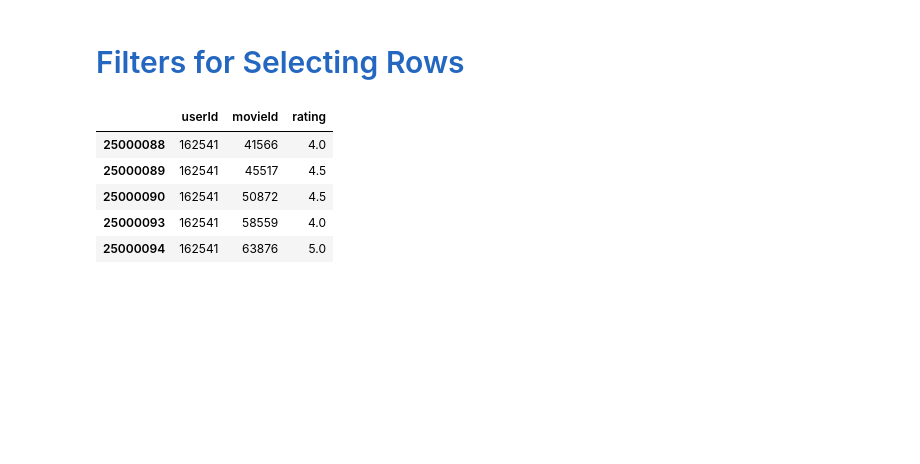
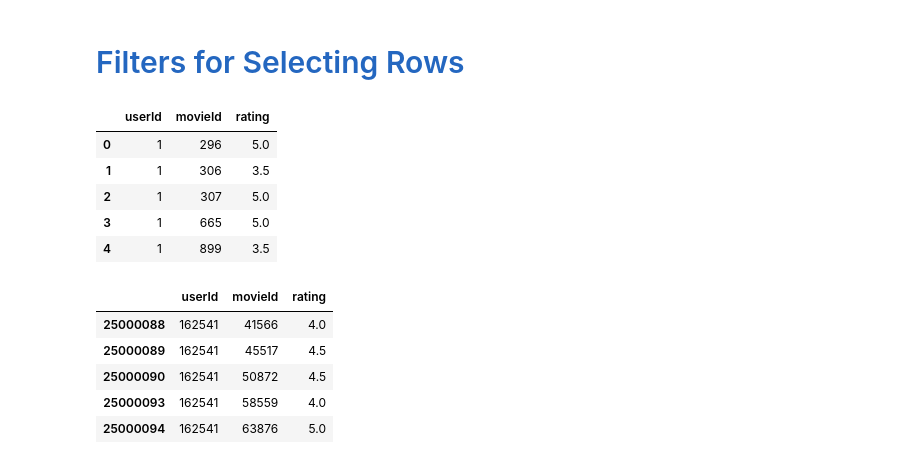
Before and after one commit to ChhailengTim/data_science_basic, a Jupyter notebook: Python_DS6/Introduction to Pandas.ipynb, the cells around one changed output. Cells and saved outputs as stored; diff of their text form; code cells hidden in the pictures; blank space fills up the shorter version.

```diff
--- a/Python_DS6/Introduction to Pandas.ipynb
+++ b/Python_DS6/Introduction to Pandas.ipynb
@@ -589,5 +634,14 @@ Name: tag, dtype: int64
 # %% [markdown]
 <h1 style="font-size:2em;color:#2467C0">Filters for Selecting Rows</h1>
+# %%
+ratings.head()
+# %% [output]
+|  | userId | movieId | rating |
+| 0 | 1 | 296 | 5.0 |
+| 1 | 1 | 306 | 3.5 |
+| 2 | 1 | 307 | 5.0 |
+| 3 | 1 | 665 | 5.0 |
+| 4 | 1 | 899 | 3.5 |
 # %%
 is_highly_rated = ratings['rating'] >= 4.0
 
```
Also changed, not shown: parts of 23 cells of this notebook.
